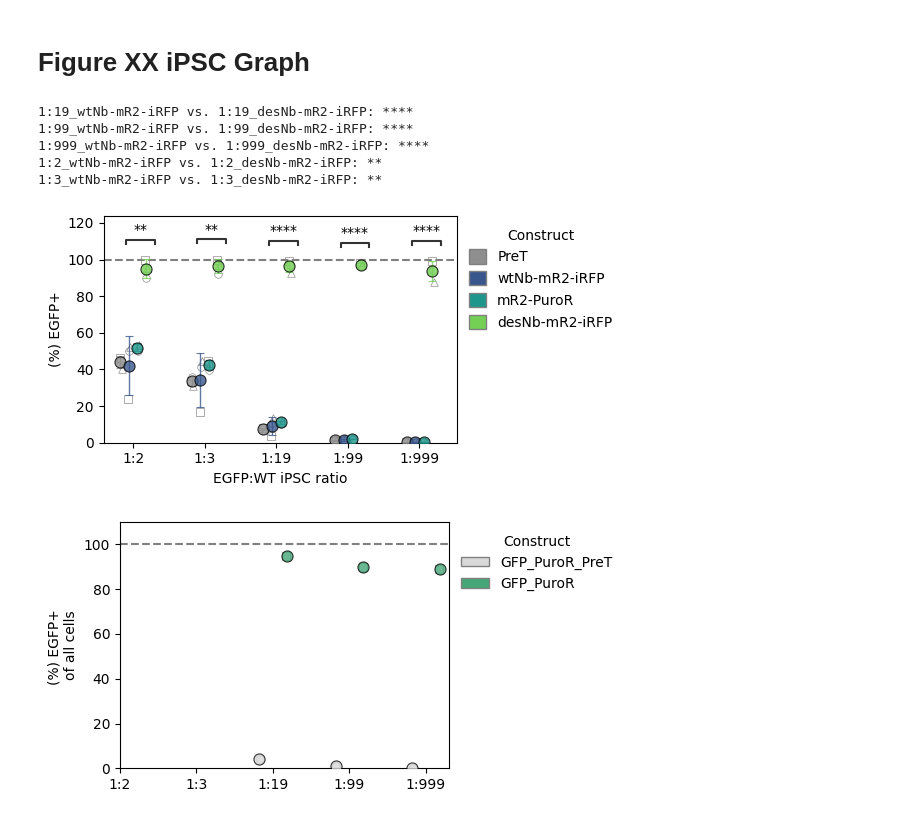
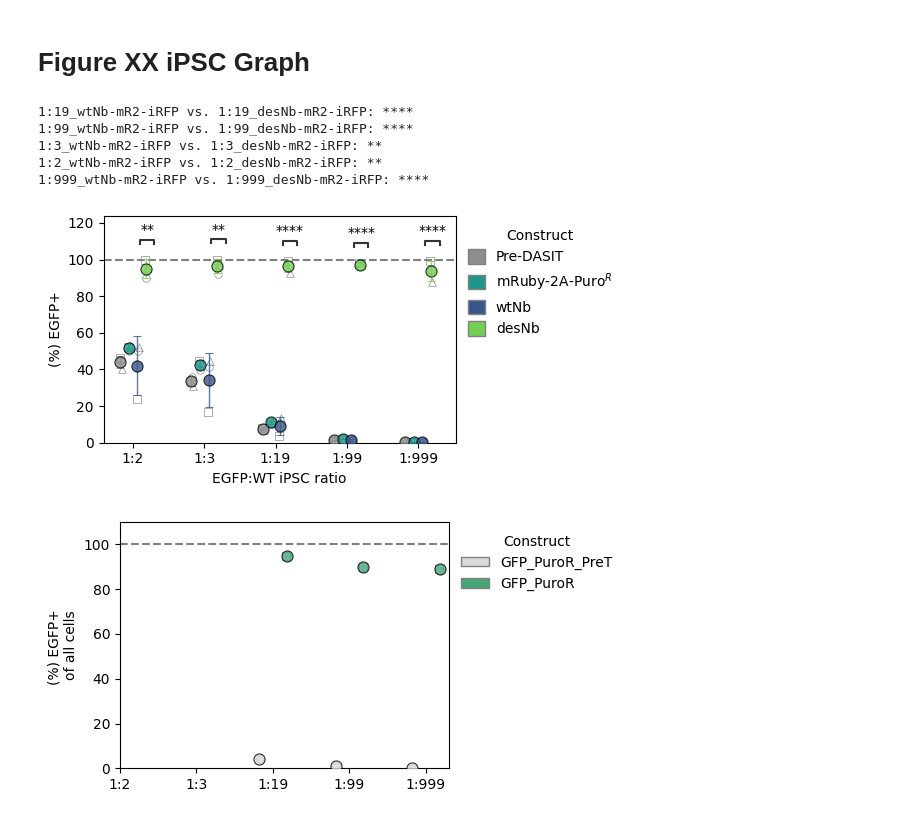
Before and after one commit to GallowayLabMIT/dasit_manuscript, a Jupyter notebook: Figure_XX_iPSCs/Figure_XX_iPSCs_wtNB.ipynb, the cells around one changed output. Cells and saved outputs as stored; diff of their text form; code cells hidden in the pictures.

Commit message:
Updating iPSC notebooks and stacked bar charts with dots for reviewer comments

```diff
--- a/Figure_XX_iPSCs/Figure_XX_iPSCs_wtNB.ipynb
+++ b/Figure_XX_iPSCs/Figure_XX_iPSCs_wtNB.ipynb
@@ -304,8 +304,8 @@ palette = {
 
 hue_order = [
     "PreT",
+    'mR2-PuroR',
     "wtNb-mR2-iRFP",
-    'mR2-PuroR',
     'desNb-mR2-iRFP'
 ]
 
@@ -425,9 +425,9 @@ ax.set_xticks(group_centers)
 label_map = {'PreT':'Pre-DASIT',
             'UT':'UT',
             'PuroR':'PuroR',
-             'mR2-PuroR':'mR2-PuroR',
-             'wtNb-mR2-iRFP':'wtNb-mR2-iRFP',
-             'desNb-mR2-iRFP':'desNb-mR2-iRFP',
+             'mR2-PuroR':'mRuby-2A-Puro$^R$',
+             'wtNb-mR2-iRFP':'wtNb',
+             'desNb-mR2-iRFP':'desNb',
              'GFP_PuroR_PreT':'Pre-Selection',
              'GFP_PuroR':'Post-Selection'}
 
@@ -438,11 +438,11 @@ ax.set_xticklabels(ratio_order)
 # Legend
 legend_handles = [
     Patch(
-        facecolor=colors[p],
+        facecolor=colors[construct],
         edgecolor='grey',
-        label=f'{p}'
+        label=label_map.get(construct, construct)
     )
-    for p in hue_order
+    for construct in hue_order
 ]
 
 ax.legend(
@@ -507,36 +507,36 @@ annotator = Annotator(
     pairs=pairs,
     data=bio_means,
     x="ratio",
     y=y,
     hue="construct",
     order=ratio_order,
     hue_order=hue_order,
 )
 
 annotator.configure(
     test="t-test_ind",
     text_format="full",
     loc="inside",
     line_height=0.02,
     text_offset=2,
 )
 
 annotator.set_custom_annotations(annotations)
 annotator.annotate()
 ax.set_xlabel('EGFP:WT iPSC ratio')
 
 
 fig.tight_layout()
 
 plottitle = 'Figure_XX_iPSCs_controls_purity.svg'
 plt.savefig(rd.outfile(output_path/plottitle),bbox_inches='tight')
 # %% [output]
 1:19_wtNb-mR2-iRFP vs. 1:19_desNb-mR2-iRFP: ****
 1:99_wtNb-mR2-iRFP vs. 1:99_desNb-mR2-iRFP: ****
+1:3_wtNb-mR2-iRFP vs. 1:3_desNb-mR2-iRFP: **
+1:2_wtNb-mR2-iRFP vs. 1:2_desNb-mR2-iRFP: **
 1:999_wtNb-mR2-iRFP vs. 1:999_desNb-mR2-iRFP: ****
-1:2_wtNb-mR2-iRFP vs. 1:2_desNb-mR2-iRFP: **
-1:3_wtNb-mR2-iRFP vs. 1:3_desNb-mR2-iRFP: **
-[figure, old version]
+[figure, new version]
 # %%
 hue = 'construct'
 order = ['1:2', '1:3', '1:19', '1:99', '1:999']
```
Also changed, not shown: parts of 1 cell of this notebook, 1 other file.
